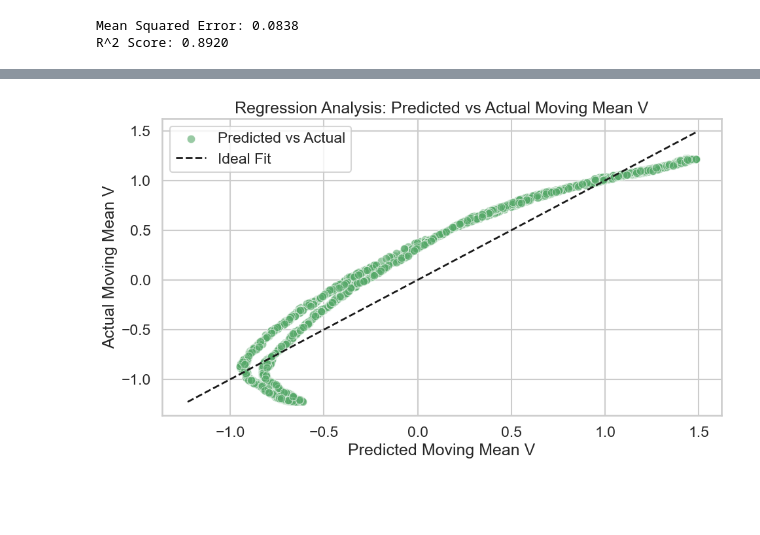
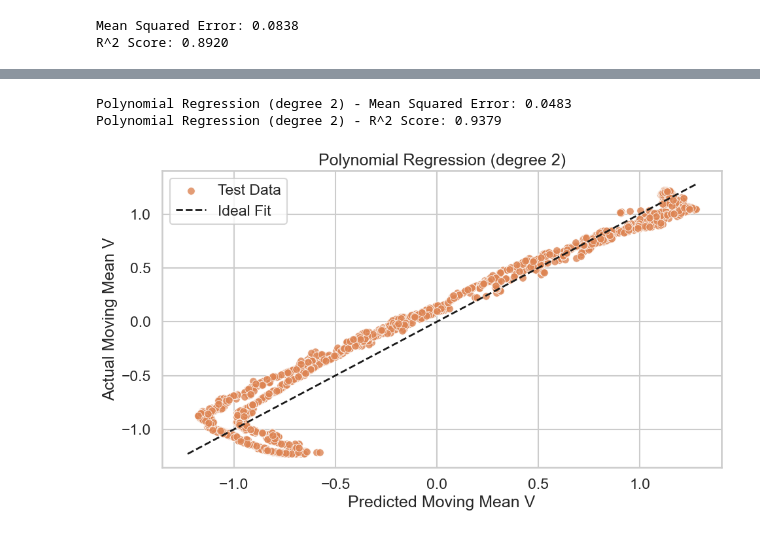
Before and after one commit to aniket-desh/fitzhugh-nagumo, a Jupyter notebook: fhn.ipynb, the cells around one changed output, grey strips where cells are left out. Cells and saved outputs as stored; diff of their text form; code cells hidden in the pictures; blank space fills up the shorter version.

Commit message:
polynomial regression

```diff
--- a/fhn.ipynb
+++ b/fhn.ipynb
@@ -147,3 +147,25 @@ print(f'R^2 Score: {r2:.4f}')
 # %% [output]
 Mean Squared Error: 0.0838
 R^2 Score: 0.8920
+# %%
+# plotting the regression results
+sns.set_theme(style="whitegrid", context='talk')
+plt.figure(figsize=(10, 6))
+
+sns.regplot(
+    x=y_pred,
+    y=y_test,
+    ci=95,
+    scatter_kws={'s': 60, 'alpha': 0.8, 'color': 'C1'},
+    line_kws={'color': 'C3', 'lw': 1}
+)
+plt.xlabel('Predicted Moving Mean V')
+plt.ylabel('Actual Moving Mean V')
+plt.title('Regression Analysis: Predicted vs Actual Moving Mean V')
+
+min_val = min(y_test.min(), y_pred.min())
+max_val = max(y_test.max(), y_pred.max())
+plt.plot([min_val, max_val], [min_val, max_val], 'k--', lw=2, label='Ideal Fit')
+plt.legend()
+plt.tight_layout()
+plt.show()
@@ -150,25 +174,57 @@ R^2 Score: 0.8920
+# %%
+# trying other regression models
+
+from sklearn.pipeline import Pipeline
+from sklearn.preprocessing import PolynomialFeatures
+from sklearn.linear_model import LinearRegression
+from sklearn.metrics import mean_squared_error, r2_score
+from sklearn.model_selection import train_test_split
+
+# construct feature matrix X and target y
+X = np.column_stack((cov_lambda_V, cov_lambda_dVdt))
+y = move_mean_V
+
+# train-test split
+X_train, X_test, y_train, y_test = train_test_split(X, y, test_size=0.2, random_state=42)
+
+# nonlinear polynomial regression
+deg = 2
+poly_model = Pipeline([
+    ('poly', PolynomialFeatures(degree=deg, include_bias=False)),
+    ('lin_reg', LinearRegression())
+])
+
+poly_model.fit(X_train, y_train)
+y_pred_poly = poly_model.predict(X_test)
+mse_poly = mean_squared_error(y_test, y_pred_poly)
+r2_poly = r2_score(y_test, y_pred_poly)
+
+print(f'Polynomial Regression (degree {deg}) - Mean Squared Error: {mse_poly:.4f}')
+print(f'Polynomial Regression (degree {deg}) - R^2 Score: {r2_poly:.4f}')
+# %% [output]
+Polynomial Regression (degree 2) - Mean Squared Error: 0.0483
+Polynomial Regression (degree 2) - R^2 Score: 0.9379
 # %%
-# plotting the regression results
 sns.set_theme(style="whitegrid", context='talk')
 plt.figure(figsize=(10, 6))
 
 sns.scatterplot(
-    x = y_pred,
+    x = y_pred_poly,
     y = y_test,
-    color='C2',
-    label='Predicted vs Actual',
-    alpha=0.6
+    color='C1',
+    s=70,
+    alpha=0.8,
+    label='Test Data'
 )
 
-min_val = min(y_test.min(), y_pred.min())
-max_val = max(y_test.max(), y_pred.max())
+min_val = min(y_test.min(), y_pred_poly.min())
+max_val = max(y_test.max(), y_pred_poly.max())
 plt.plot([min_val, max_val], [min_val, max_val], 'k--', lw=2, label='Ideal Fit')
-
 plt.xlabel('Predicted Moving Mean V')
 plt.ylabel('Actual Moving Mean V')
-plt.title('Regression Analysis: Predicted vs Actual Moving Mean V')
+plt.title(f'Polynomial Regression (degree {deg})')
 plt.legend()
 plt.tight_layout()
 plt.show()
 # %% [output]
-[figure, old version]
+[figure, new version]
```
Also changed, not shown: parts of 1 cell of this notebook.
